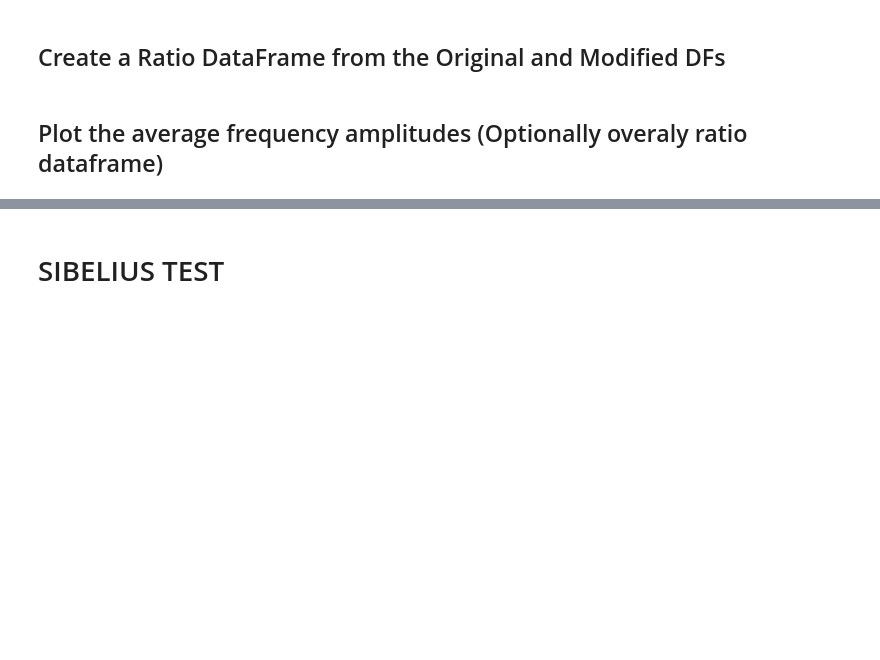
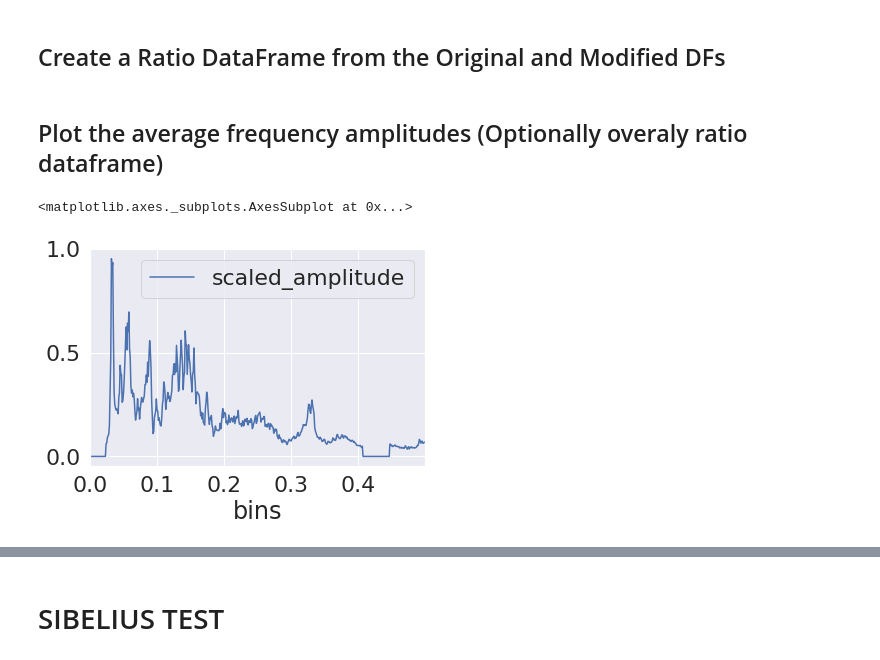
Before and after one commit to QED0711/ds_practice, a Jupyter notebook: librosa/audio_file_analyzer.ipynb, the cells around one changed output, grey strips where cells are left out. Saved outputs shown, nothing was run; the diff lists cells and outputs as text; code cells hidden in the pictures; blank space fills up the shorter version.

```diff
--- a/librosa/audio_file_analyzer.ipynb
+++ b/librosa/audio_file_analyzer.ipynb
@@ -177,3 +183,13 @@ modified.change_fft_bin_size(48000)
 ratio_df = AudioCompare.get_ratio_df(original=original.df, modified=modified.df)
 # %% [markdown]
 ## Plot the average frequency amplitudes (Optionally overaly ratio dataframe)
+# %%
+df = modified.df
+# df.loc[(df.bins >= 0.001) & (df.bins <= 0.004)]['average_amplitude'] = 0
+df['ratio_amplitude'] = ratio_df.scaled_amplitude
+df.loc[df.ratio_amplitude < 0.5, ['scaled_amplitude'] ] = 0.0
+
+df.loc[(df.bins < 0.5)].plot(x='bins', y='scaled_amplitude')
+# %% [output]
+<matplotlib.axes._subplots.AxesSubplot at 0x...>
+[figure, added]
```
Also changed, not shown: parts of 5 cells of this notebook.
